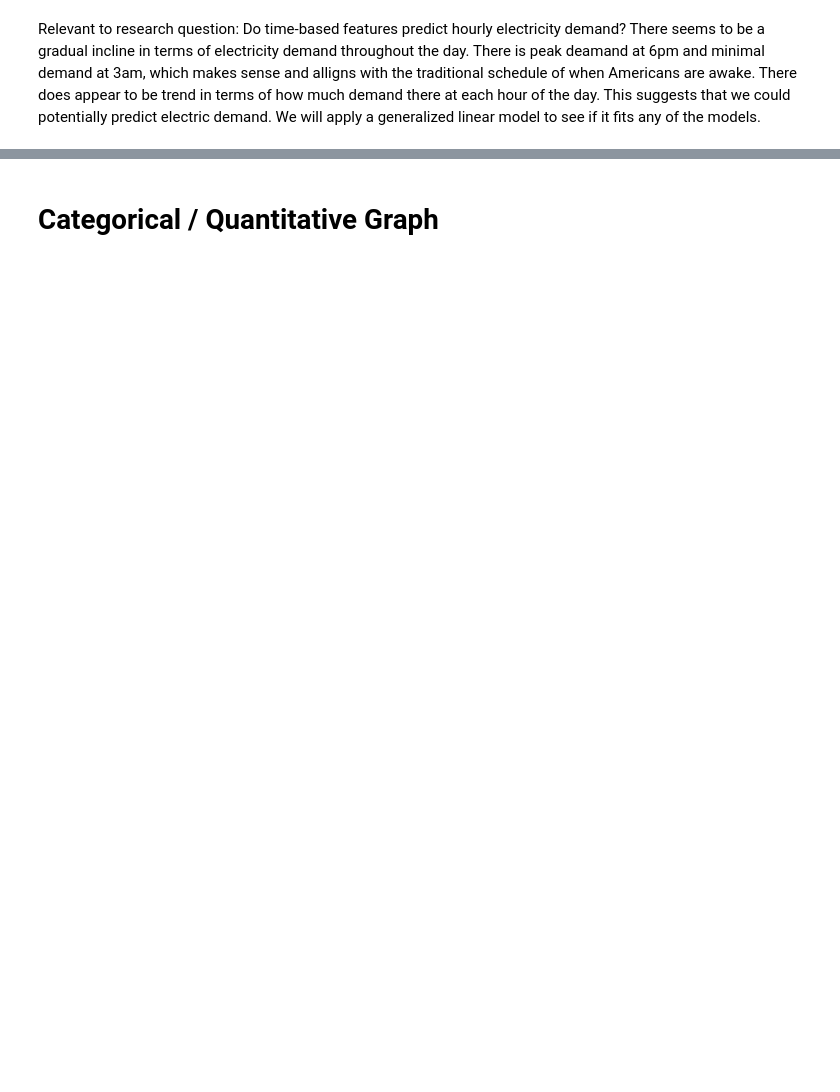
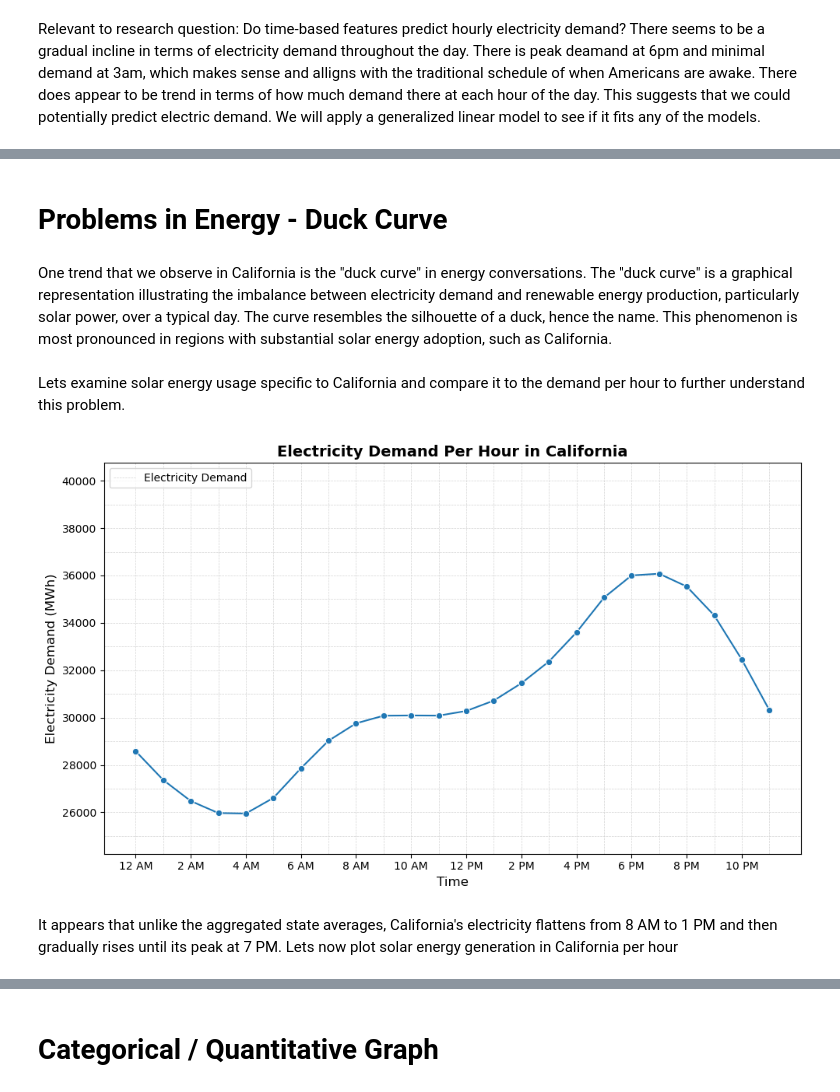
Before and after one commit to omarmejiaa/ds102_finalproj, a Jupyter notebook: EDA.ipynb, the cells around one changed output, grey strips where cells are left out. Drawn from its saved outputs; the diff is of its cells as text; code cells hidden in the pictures; blank space fills up the shorter version.

```diff
--- a/EDA.ipynb
+++ b/EDA.ipynb
@@ -104,0 +105,6 @@ demand_by_day
+# %% [markdown]
+# Problems in Energy - Duck Curve
+# %% [markdown]
+One trend that we observe in California is the "duck curve" in energy conversations. The "duck curve" is a graphical representation illustrating the imbalance between electricity demand and renewable energy production, particularly solar power, over a typical day. The curve resembles the silhouette of a duck, hence the name. This phenomenon is most pronounced in regions with substantial solar energy adoption, such as California.
+# %% [markdown]
+Lets examine solar energy usage specific to California and compare it to the demand per hour to further understand this problem.
@@ -104,0 +113,32 @@ demand_by_day
+# %%
+demand_by_hour_cal = california[['Hour', 'D', ]].groupby('Hour').mean()
+demand_by_hour_cal = demand_by_hour_cal.drop(demand_by_hour_cal.index[-1])
+# %%
+fig, ax = plt.subplots(figsize=(10, 6))
+for y in np.arange(25000, 40000 + 1, 1000):
+    plt.axhline(y=y, color='lightgray', linestyle='--', linewidth=0.5)
+for x in np.arange(0, 23 + 1, 1):
+    plt.axvline(x=x, color='lightgray', linestyle='--', linewidth=0.5)
+plt.xticks(
+    np.arange(0, 24, 2),
+    ['12 AM', '2 AM', '4 AM', '6 AM', '8 AM', '10 AM', '12 PM', '2 PM', '4 PM', '6 PM', '8 PM', '10 PM']
+)
+
+# Plot the data
+sns.lineplot(data=demand_by_hour_cal, markers=True, marker='o', color='blue', ax=ax)
+
+# Set axis labels and title
+plt.xlabel('Time', fontsize=12)
+plt.ylabel('Electricity Demand (MWh)', fontsize=12)
+plt.title('Electricity Demand Per Hour in California', fontsize=14, weight='bold')
+
+# Customize the legend
+plt.legend(['Electricity Demand'], loc='upper left', fontsize=10)
+
+# Enhance layout and show plot
+plt.tight_layout()
+plt.show()
+# %% [output]
+[figure, added]
+# %% [markdown]
+It appears that unlike the aggregated state averages, California's electricity flattens from 8 AM to 1 PM and then gradually rises until its peak at 7 PM. Lets now plot solar energy generation in California per hour
```
Also changed, not shown: parts of 18 cells of this notebook.
